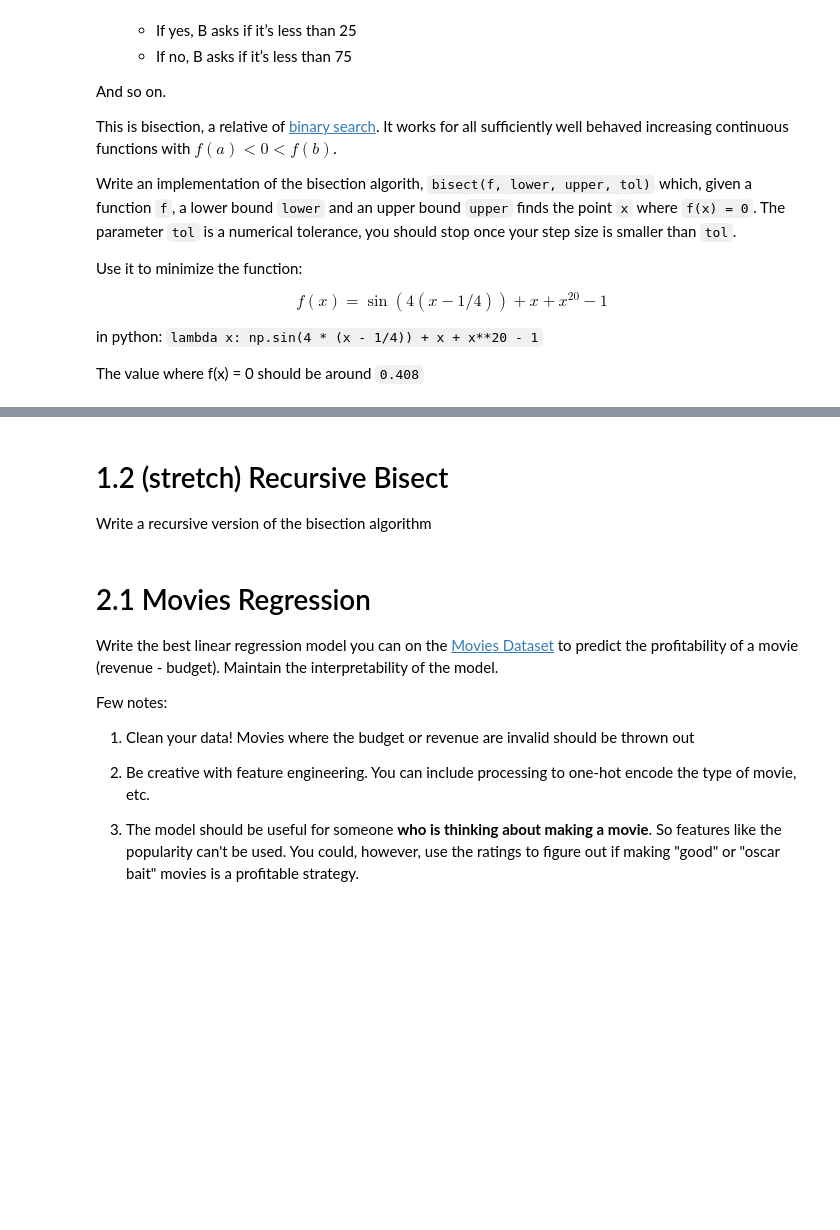
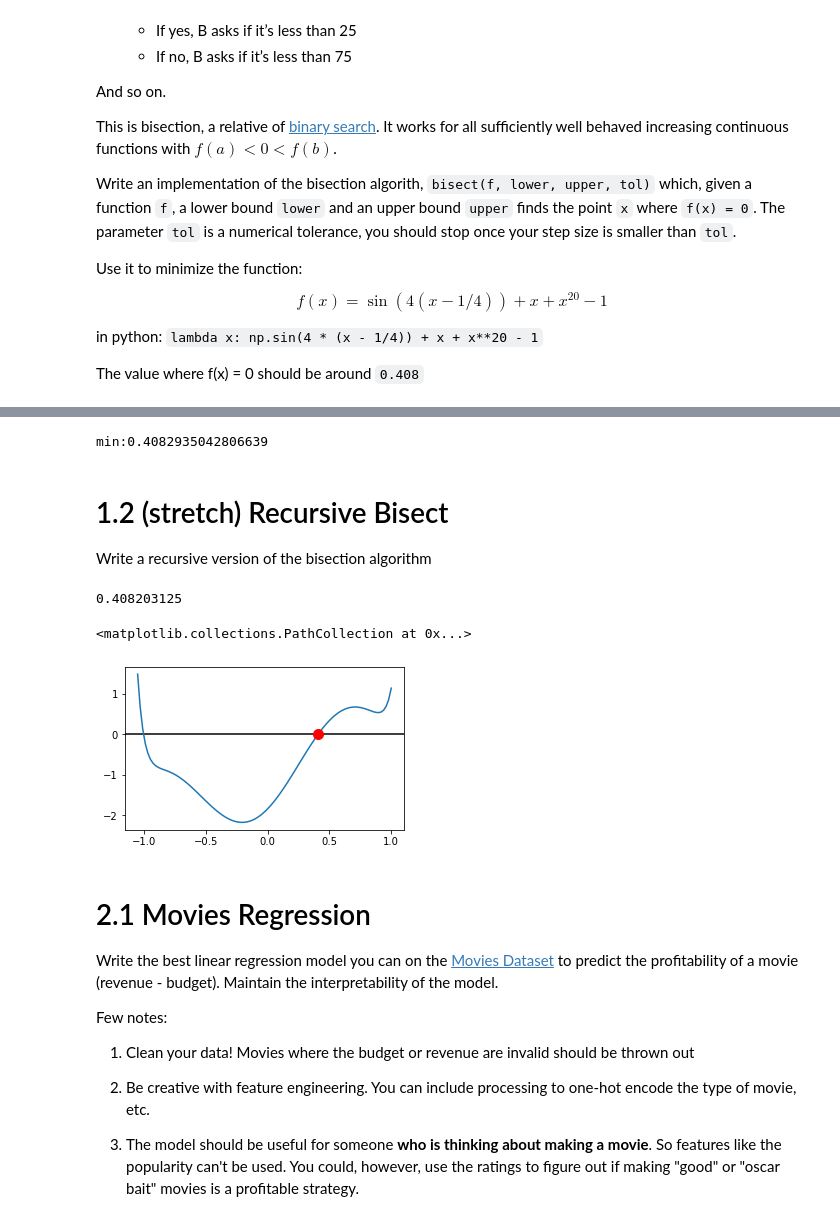
Before and after one commit to cb-ds-1/3-5-optimization, a Jupyter notebook: Workshop_ Maximum likelihood.ipynb, the cells around one changed output, grey strips where cells are left out. Drawn from its saved outputs; the diff is of its cells as text; code cells hidden in the pictures; blank space fills up the shorter version.

```diff
--- a/Workshop_ Maximum likelihood.ipynb
+++ b/Workshop_ Maximum likelihood.ipynb
@@ -32,7 +83,48 @@ The value where f(x) = 0 should be around `0.408`
+# %%
+# confirms the answer:
+import scipy.optimize as opt
+
+x_min = opt.bisect(f, -1, 1)
+
+print(f"min:{x_min}")
+# %% [output]
+min:0.4082935042806639
 # %% [markdown]
 # 1.2 (stretch) Recursive Bisect
 
 Write a recursive version of the bisection algorithm
+# %%
+f = (lambda x: np.sin(4 * (x - 1/4)) + x + x**20 - 1)
+
+def recursive_bisect(f, lower, upper, tol):
+    x = (upper + lower) / 2
+
+    if f(lower)*f(upper) >= 0:
+        return f"Function does not cross y=0 between x={lower} and x={upper}"
+
+    if np.abs(f(x)) > tol:
+        if f(x) > 0 :
+            upper = x
+        else:
+            lower = x
+        return recursive_bisect(f, lower, upper, tol)
+    return x
+
+recursive_bisect(f, -1, 1, 0.001)
+
+# does not work well with negative values, and in plot below it shows that there are actually 2 locations for x where y=0
+# %% [output]
+0.408203125
+# %%
+# curious, let's plot it:
+fig, ax = plt.subplots(1,1,figsize=(5,3))
+ax.axhline(0, color='k')
+ax.plot(x,f(x))
+ax.scatter([x_min], [0], c='r', s=100, zorder=10)
+# ax.set_xlim(-5,5)
+# %% [output]
+<matplotlib.collections.PathCollection at 0x...>
+[figure, added]
 # %% [markdown]
 # 2.1 Movies Regression
 
```
Also changed, not shown: parts of 30 cells of this notebook.
